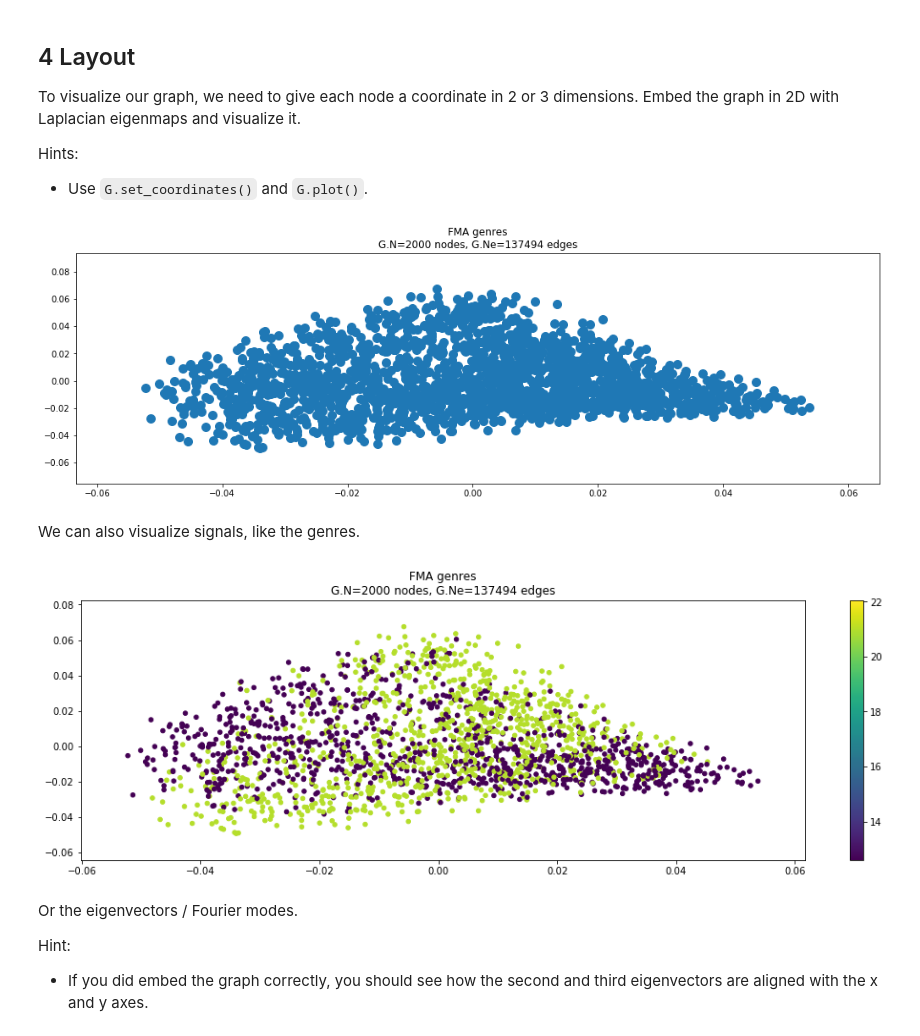
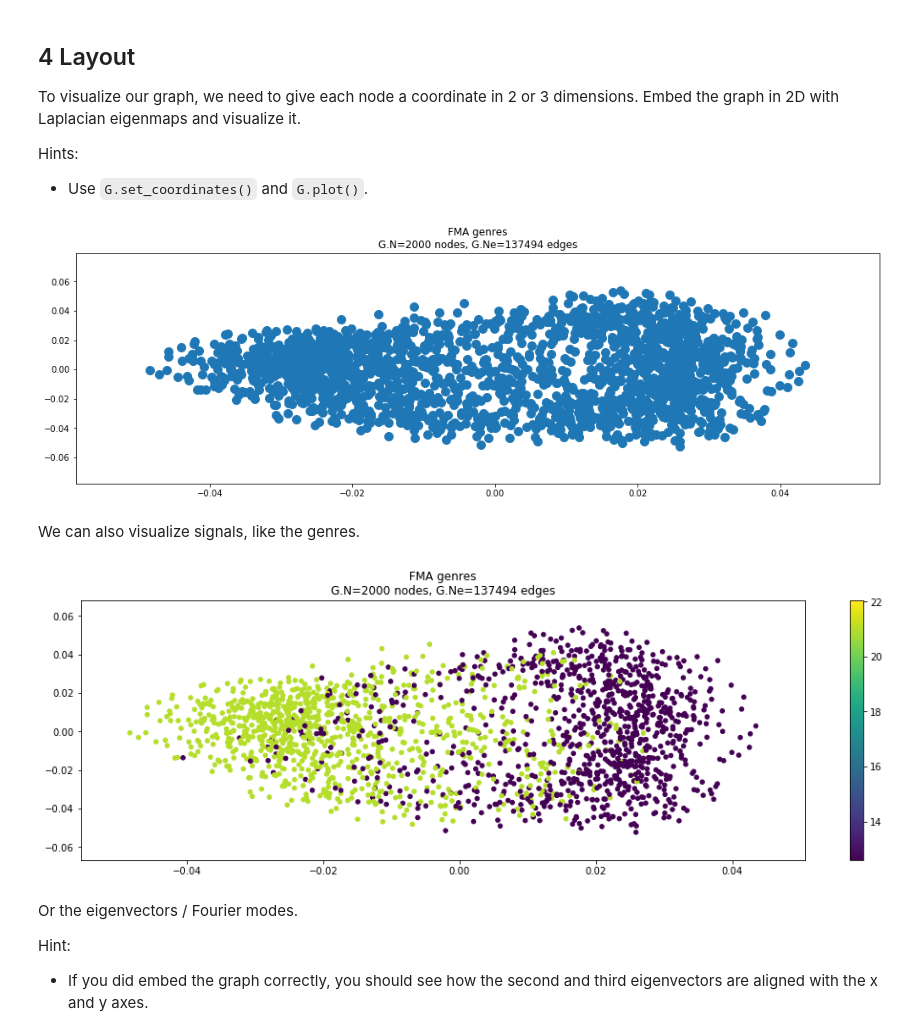
Before and after one commit to ChristopheEcabert/ntds_2017, a Jupyter notebook: assignments/04_graph_signal_processing.ipynb, the cells around one changed output. Drawn from its saved outputs; the diff is of its cells as text; code cells hidden in the pictures.

```diff
--- a/assignments/04_graph_signal_processing.ipynb
+++ b/assignments/04_graph_signal_processing.ipynb
@@ -84,16 +86,16 @@ Hints:
 # %%
 #Your code her
 # Use eigen vector as embedding
-G.set_coordinates(G.U[:,2:4])
+G.set_coordinates(np.transpose(G.U[:,1:3], (1, 0)).transpose())
 G.plot()
 # %% [output]
-[figure, old version]
+[figure, new version]
 # %% [markdown]
 We can also visualize signals, like the genres.
 # %%
 G.plot_signal(tracks, vertex_size=20)
 # %% [output]
-[figure, old version]
+[figure, new version]
 # %% [markdown]
 Or the eigenvectors / Fourier modes.
 
```
Also changed, not shown: parts of 16 cells of this notebook.
